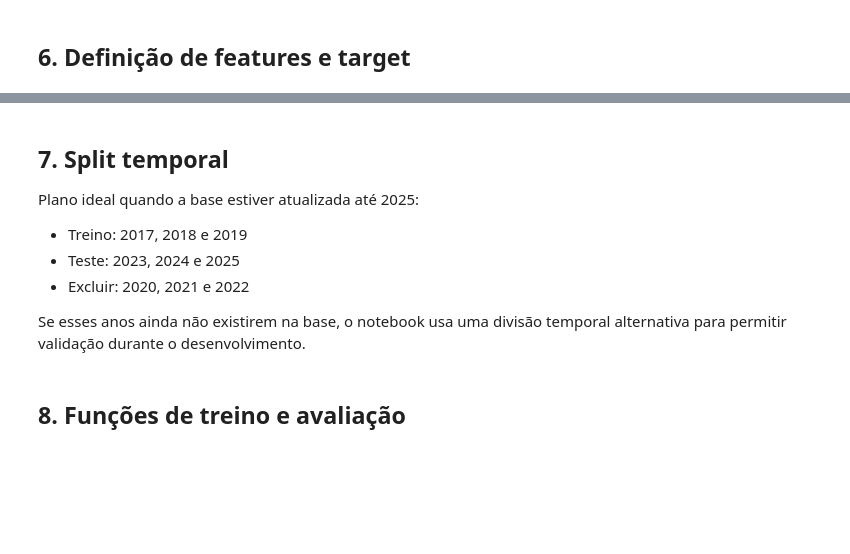
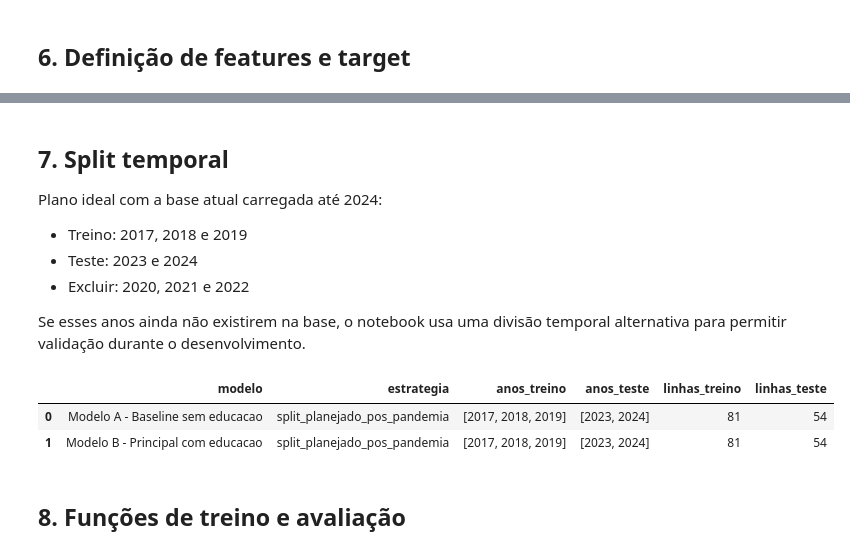
Before and after one commit to Paulohspaniago/analise-socioeconomica-crime-brasil, a Jupyter notebook: notebooks/01_machine_learning_baseline.ipynb, the cells around one changed output, grey strips where cells are left out. Cells and saved outputs as stored; diff of their text form; code cells hidden in the pictures; blank space fills up the shorter version.

Commit message:
08052026 - Datasets pos pandemia e modelagem de ML

```diff
--- a/notebooks/01_machine_learning_baseline.ipynb
+++ b/notebooks/01_machine_learning_baseline.ipynb
@@ -105,7 +175,9 @@ df[['ano', 'sigla_uf', 'ideb', 'ideb_preenchido']].head(12)
 # %% [markdown]
 ## 6. Definição de features e target
 # %%
-target = 'target_taxa_crimes_100k'
+# Target principal: taxa de mortes violentas intencionais por 100 mil habitantes.
+# Esse indicador tem cobertura completa para 2016-2024 nas capitais.
+target = 'target_taxa_mortes_violentas_100k'
 
 features_baseline = [
     'ano',
@@ -115,7 +187,6 @@ features_baseline = [
     'idhm_renda',
     'idhm_educacao',
     'idhm_longevidade',
-    'taxa_crimes_100k_lag1',
     'taxa_mortes_violentas_100k_lag1',
     'risco_indice_lag1',
 ]
@@ -134,16 +223,16 @@ features_baseline, features_educacao
 # %% [markdown]
 ## 7. Split temporal
 
-Plano ideal quando a base estiver atualizada até 2025:
+Plano ideal com a base atual carregada até 2024:
 
 - Treino: 2017, 2018 e 2019
-- Teste: 2023, 2024 e 2025
+- Teste: 2023 e 2024
 - Excluir: 2020, 2021 e 2022
 
 Se esses anos ainda não existirem na base, o notebook usa uma divisão temporal alternativa para permitir validação durante o desenvolvimento.
 # %%
 anos_treino_planejado = [2017, 2018, 2019]
-anos_teste_planejado = [2023, 2024, 2025]
+anos_teste_planejado = [2023, 2024]
 anos_excluir = [2020, 2021, 2022]
 
 def escolher_split_temporal(df_modelo, features, target):
@@ -174,33 +263,37 @@ def escolher_split_temporal(df_modelo, features, target):
             ano_teste = anos_validos[-1]
             treino = dados[dados['ano'] < ano_teste].copy()
             teste = dados[dados['ano'] == ano_teste].copy()
             estrategia = f'fallback_com_pandemia_teste_{ano_teste}'
 
     return treino, teste, estrategia
 
 treino_a, teste_a, estrategia_a = escolher_split_temporal(df, features_baseline, target)
 treino_b, teste_b, estrategia_b = escolher_split_temporal(df, features_educacao, target)
 
 resumo_split = pd.DataFrame([
     {
         'modelo': 'Modelo A - Baseline sem educacao',
         'estrategia': estrategia_a,
         'anos_treino': sorted(treino_a['ano'].unique()),
         'anos_teste': sorted(teste_a['ano'].unique()),
         'linhas_treino': len(treino_a),
         'linhas_teste': len(teste_a),
     },
     {
         'modelo': 'Modelo B - Principal com educacao',
         'estrategia': estrategia_b,
         'anos_treino': sorted(treino_b['ano'].unique()),
         'anos_teste': sorted(teste_b['ano'].unique()),
         'linhas_treino': len(treino_b),
         'linhas_teste': len(teste_b),
     },
 ])
 
 resumo_split
+# %% [output]
+|  | modelo | estrategia | anos_treino | anos_teste | linhas_treino | linhas_teste |
+| 0 | Modelo A - Baseline sem educacao | split_planejado_pos_pandemia | [2017, 2018, 2019] | [2023, 2024] | 81 | 54 |
+| 1 | Modelo B - Principal com educacao | split_planejado_pos_pandemia | [2017, 2018, 2019] | [2023, 2024] | 81 | 54 |
 # %% [markdown]
 ## 8. Funções de treino e avaliação
 # %%
```
Also changed, not shown: parts of 12 cells of this notebook, 17 other files.
